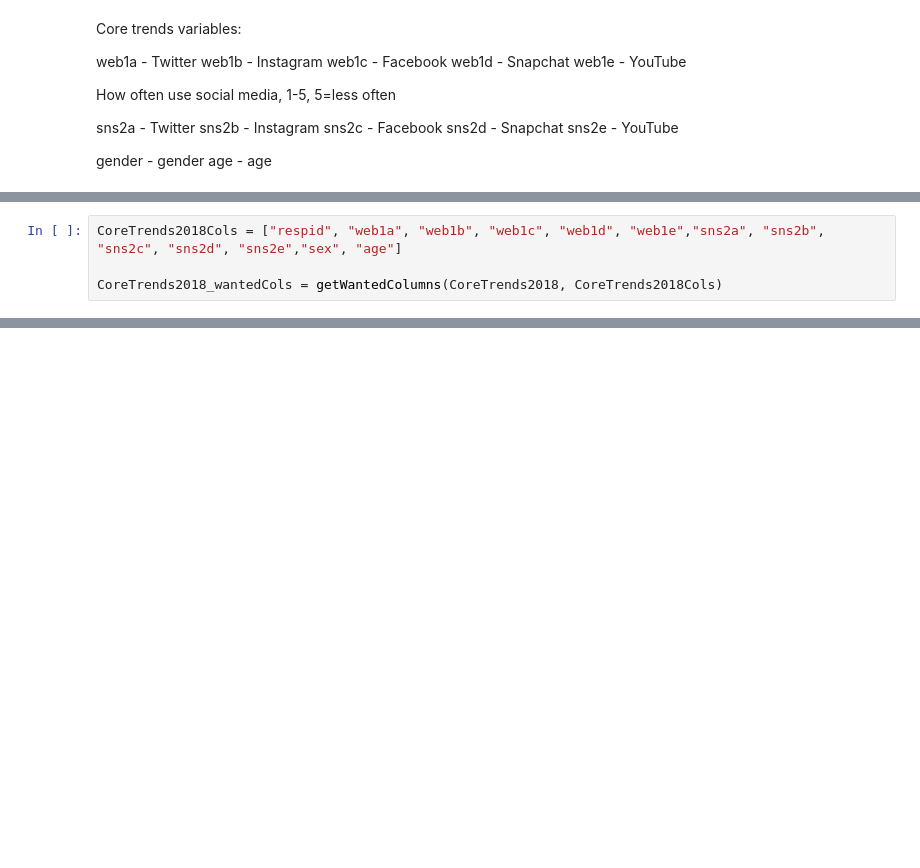
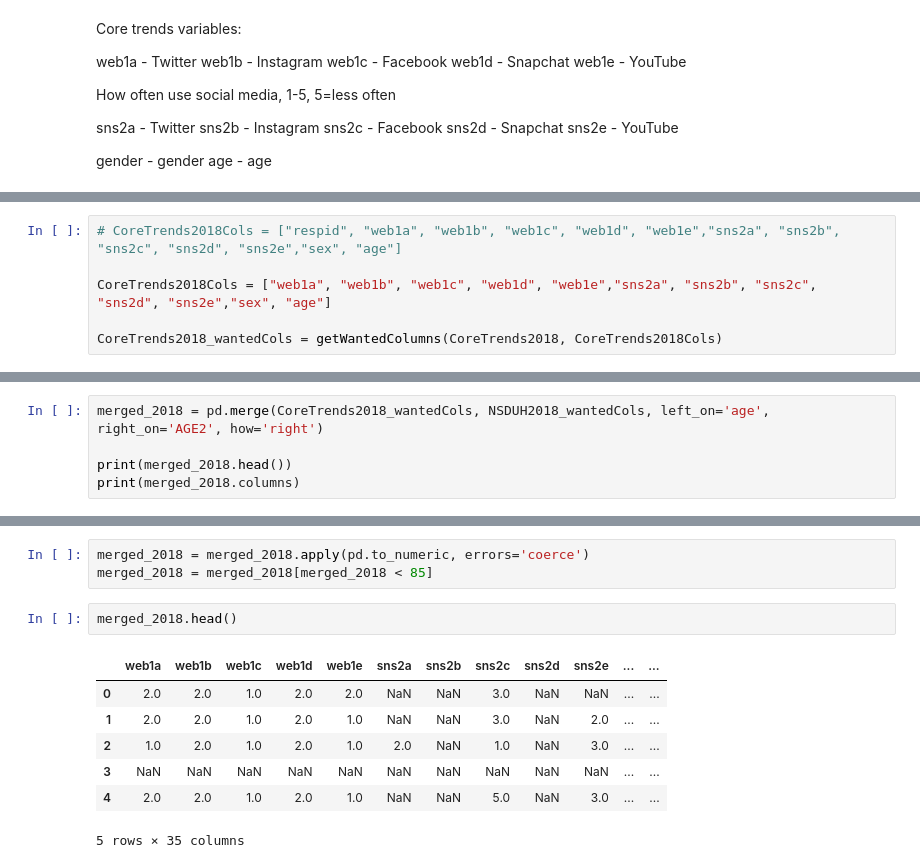
Before and after one commit to uic-cs418/group-project-gamon, a Jupyter notebook: synthia.ipynb, the cells around one changed output, grey strips where cells are left out. Cells and saved outputs as stored; diff of their text form; blank space fills up the shorter version.

```diff
--- a/synthia.ipynb
+++ b/synthia.ipynb
@@ -134,7 +134,9 @@ CoreTrends2019Cols = ["respid", "web1a", "web1b", "web1c", "web1d", "web1e","sns
 
 CoreTrends2019_wantedCols = getWantedColumns(CoreTrends2019, CoreTrends2019Cols)
 # %%
-CoreTrends2018Cols = ["respid", "web1a", "web1b", "web1c", "web1d", "web1e","sns2a", "sns2b", "sns2c", "sns2d", "sns2e","sex", "age"]
+# CoreTrends2018Cols = ["respid", "web1a", "web1b", "web1c", "web1d", "web1e","sns2a", "sns2b", "sns2c", "sns2d", "sns2e","sex", "age"]
+
+CoreTrends2018Cols = ["web1a", "web1b", "web1c", "web1d", "web1e","sns2a", "sns2b", "sns2c", "sns2d", "sns2e","sex", "age"]
 
 CoreTrends2018_wantedCols = getWantedColumns(CoreTrends2018, CoreTrends2018Cols)
 # %%
@@ -212,3 +217,8 @@ print(CoreTrends2018_wantedCols['age'])
 2000    17
 2001    14
 Name: age, Length: 2002, dtype: int64
+# %%
+merged_2018 = pd.merge(CoreTrends2018_wantedCols, NSDUH2018_wantedCols, left_on='age', right_on='AGE2', how='right')
+
+print(merged_2018.head())
+print(merged_2018.columns)
@@ -214,0 +243,13 @@ Name: age, Length: 2002, dtype: int64
+# %%
+merged_2018 = merged_2018.apply(pd.to_numeric, errors='coerce')
+merged_2018 = merged_2018[merged_2018 < 85]
+# %%
+merged_2018.head()
+# %% [output]
+|  | web1a | web1b | web1c | web1d | web1e | sns2a | sns2b | sns2c | sns2d | sns2e | ... | ... |
+| 0 | 2.0 | 2.0 | 1.0 | 2.0 | 2.0 | NaN | NaN | 3.0 | NaN | NaN | ... | ... |
+| 1 | 2.0 | 2.0 | 1.0 | 2.0 | 1.0 | NaN | NaN | 3.0 | NaN | 2.0 | ... | ... |
+| 2 | 1.0 | 2.0 | 1.0 | 2.0 | 1.0 | 2.0 | NaN | 1.0 | NaN | 3.0 | ... | ... |
+| 3 | NaN | NaN | NaN | NaN | NaN | NaN | NaN | NaN | NaN | NaN | ... | ... |
+| 4 | 2.0 | 2.0 | 1.0 | 2.0 | 1.0 | NaN | NaN | 5.0 | NaN | 3.0 | ... | ... |
+5 rows × 35 columns
```
Also changed, not shown: parts of 9 cells of this notebook.
